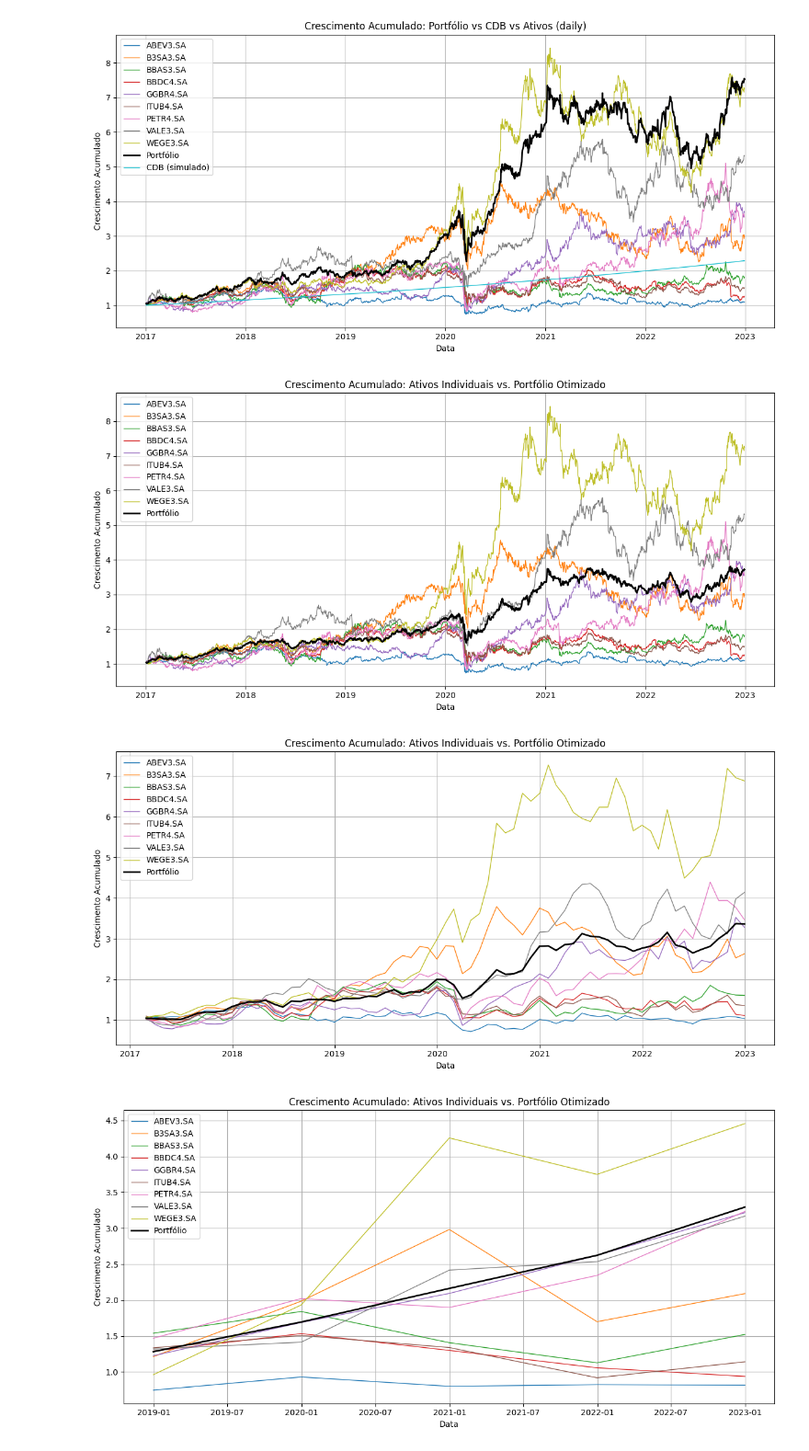
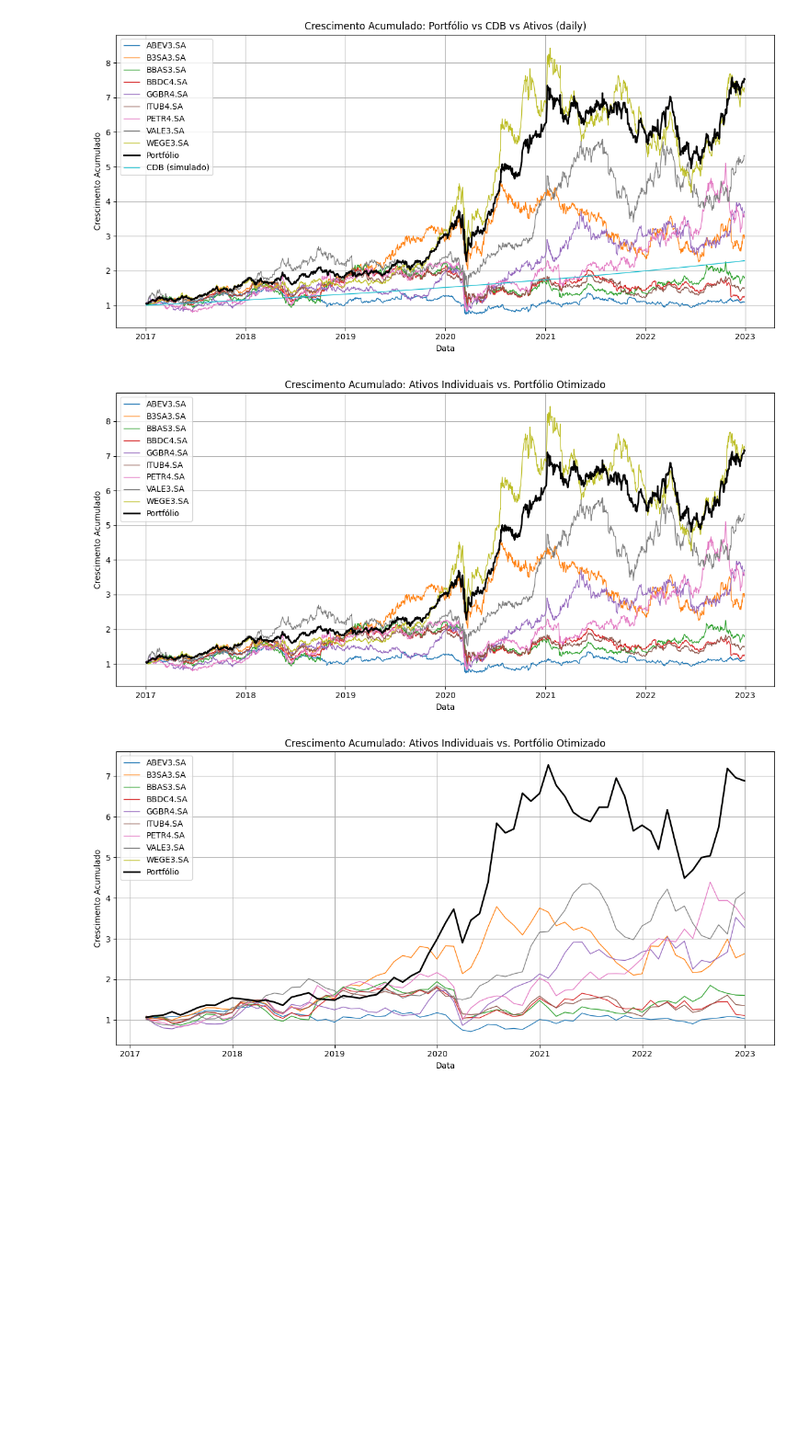
Before and after one commit to maronect/deep_learning_finance, a Jupyter notebook: notebooks/01-markowitz_optimization.ipynb, the cells around one changed output. Shown at 92% size. Cells and saved outputs as stored; diff of their text form; code cells hidden in the pictures; blank space fills up the shorter version.

Commit message:
fix lambda return scale

```diff
--- a/notebooks/01-markowitz_optimization.ipynb
+++ b/notebooks/01-markowitz_optimization.ipynb
@@ -284,11 +284,13 @@ plt.show()
 # %% [output]
 [figure]
 # %%
-target_return = 0.001  # 0,1% esperado (ajustar conforme a escala)
+target_return_daily = 0.023
 
-lambda_daily = find_lambda_for_target(mean_returns_daily, cov_matrix_daily, target_return)
-lambda_monthly = find_lambda_for_target(mean_returns_monthly, cov_matrix_monthly, target_return)
-lambda_annually = find_lambda_for_target(mean_returns_annually, cov_matrix_annually, target_return)
+target_return_monthly, vol_monthly = converter_periodo(target_return_daily, 0, 21)
+# %%
+lambda_daily = find_lambda_for_target(mean_returns_daily, cov_matrix_daily, target_return_daily)
+lambda_monthly = find_lambda_for_target(mean_returns_monthly, cov_matrix_monthly, target_return_monthly)
+#lambda_annually = find_lambda_for_target(mean_returns_annually, cov_matrix_annually, target_return)
 # %%
 weights_d = solve_markowitz(mean_returns_daily, cov_matrix_daily, lambda_daily)
 weights_m = solve_markowitz(mean_returns_monthly, cov_matrix_monthly, lambda_monthly)
@@ -296,12 +298,11 @@ weights_a = solve_markowitz(mean_returns_annually, cov_matrix_annually, lambda_a
 # %%
 for nome, ret, w in [
     ('Diário', returns_daily, weights_d),
     ('Mensal', returns_monthly, weights_m),
-    ('Anual', returns_annually, weights_a)
+    #('Anual', returns_annually, weights_a)
 ]:
     plot_time_serie(ret, w)
 # %% [output]
-[figure, old version]
+[figure, new version]
-[figure, old version]
+[figure, new version]
-[figure, removed]
 # %%
```
Also changed, not shown: parts of 7 cells of this notebook.
